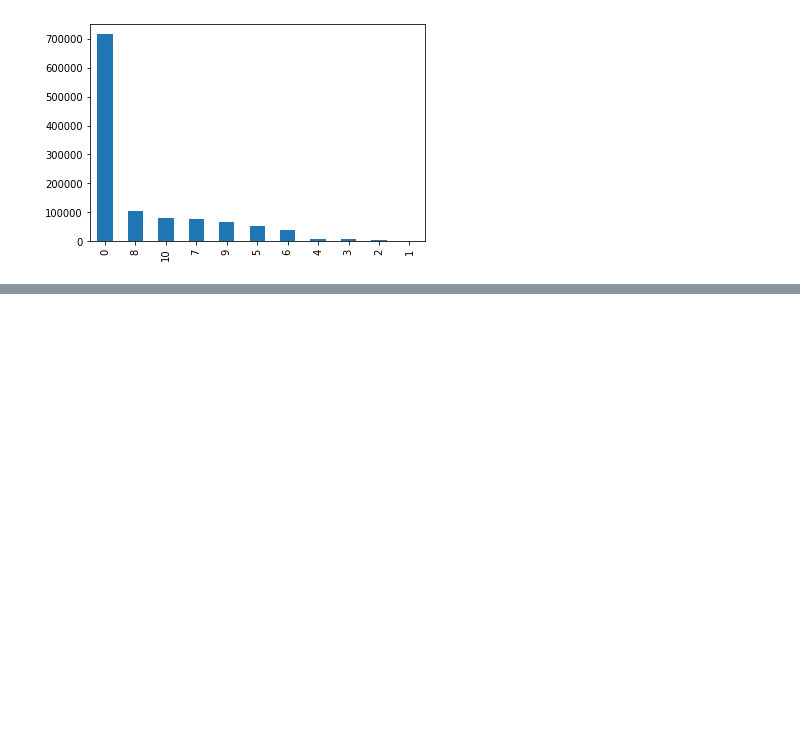
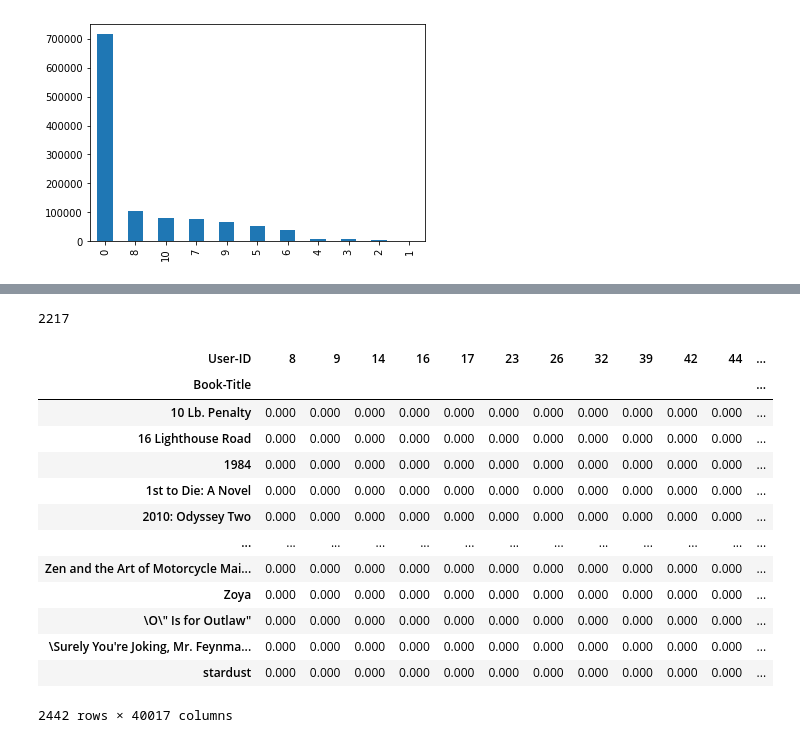
Before and after one commit to shivakumar17/Book-recommendation, a Jupyter notebook: Book_Recommedation.ipynb, the cells around one changed output, grey strips where cells are left out. Drawn from its saved outputs; the diff is of its cells as text; code cells hidden in the pictures; blank space fills up the shorter version.

```diff
--- a/Book_Recommedation.ipynb
+++ b/Book_Recommedation.ipynb
@@ -184,0 +511,6 @@ Index(['I Capture the Castle', '4 Blondes', 'Four Blondes', 'My Gal Sunday',
+# %%
+combined = rating_popular_book.merge(df_u, left_on = 'User-ID', right_on = 'User-ID', how = 'left')
+# %%
+us_canada_user_rating = combined[combined['Location'].str.contains("usa|canada")]
+us_canada_user_rating = us_canada_user_rating.drop('Age', axis = 1)
+us_canada_user_rating.head()
@@ -184,0 +524,10 @@ Index(['I Capture the Castle', '4 Blondes', 'Four Blondes', 'My Gal Sunday',
+# %%
+
+if not us_canada_user_rating[us_canada_user_rating.duplicated(['User-ID', 'Book-Title'])].empty:
+    initial_rows = us_canada_user_rating.shape[0]
+
+    print('Initial dataframe shape {0}'.format(us_canada_user_rating.shape))
+    us_canada_user_rating = us_canada_user_rating.drop_duplicates(['User-ID', 'Book-Title'])
+    current_rows = us_canada_user_rating.shape[0]
+    print('New dataframe shape {0}'.format(us_canada_user_rating.shape))
+    print('Removed {0} rows'.format(initial_rows - current_rows))
@@ -184,0 +538,3 @@ Index(['I Capture the Castle', '4 Blondes', 'Four Blondes', 'My Gal Sunday',
+# %%
+us_canada_user_rating_pivot = us_canada_user_rating.pivot(index = 'Book-Title',columns = 'User-ID', values = 'Book-Rating').fillna(0)
+us_canada_user_rating_matrix = csr_matrix(us_canada_user_rating_pivot.values)
@@ -184,0 +566,21 @@ Index(['I Capture the Castle', '4 Blondes', 'Four Blondes', 'My Gal Sunday',
+# %%
+query_index
+# %% [output]
+2217
+# %%
+us_canada_user_rating_pivot
+# %% [output]
+| User-ID | 8 | 9 | 14 | 16 | 17 | 23 | 26 | 32 | 39 | 42 | 44 | ... |
+| Book-Title |  |  |  |  |  |  |  |  |  |  |  | ... |
+| 10 Lb. Penalty | 0.000 | 0.000 | 0.000 | 0.000 | 0.000 | 0.000 | 0.000 | 0.000 | 0.000 | 0.000 | 0.000 | ... |
+| 16 Lighthouse Road | 0.000 | 0.000 | 0.000 | 0.000 | 0.000 | 0.000 | 0.000 | 0.000 | 0.000 | 0.000 | 0.000 | ... |
+| 1984 | 0.000 | 0.000 | 0.000 | 0.000 | 0.000 | 0.000 | 0.000 | 0.000 | 0.000 | 0.000 | 0.000 | ... |
+| 1st to Die: A Novel | 0.000 | 0.000 | 0.000 | 0.000 | 0.000 | 0.000 | 0.000 | 0.000 | 0.000 | 0.000 | 0.000 | ... |
+| 2010: Odyssey Two | 0.000 | 0.000 | 0.000 | 0.000 | 0.000 | 0.000 | 0.000 | 0.000 | 0.000 | 0.000 | 0.000 | ... |
+| ... | ... | ... | ... | ... | ... | ... | ... | ... | ... | ... | ... | ... |
+| Zen and the Art of Motorcycle Mai... | 0.000 | 0.000 | 0.000 | 0.000 | 0.000 | 0.000 | 0.000 | 0.000 | 0.000 | 0.000 | 0.000 | ... |
+| Zoya | 0.000 | 0.000 | 0.000 | 0.000 | 0.000 | 0.000 | 0.000 | 0.000 | 0.000 | 0.000 | 0.000 | ... |
+| \O\" Is for Outlaw" | 0.000 | 0.000 | 0.000 | 0.000 | 0.000 | 0.000 | 0.000 | 0.000 | 0.000 | 0.000 | 0.000 | ... |
+| \Surely You're Joking, Mr. Feynma... | 0.000 | 0.000 | 0.000 | 0.000 | 0.000 | 0.000 | 0.000 | 0.000 | 0.000 | 0.000 | 0.000 | ... |
+| stardust | 0.000 | 0.000 | 0.000 | 0.000 | 0.000 | 0.000 | 0.000 | 0.000 | 0.000 | 0.000 | 0.000 | ... |
+2442 rows × 40017 columns
```
Also changed, not shown: parts of 69 cells of this notebook.
